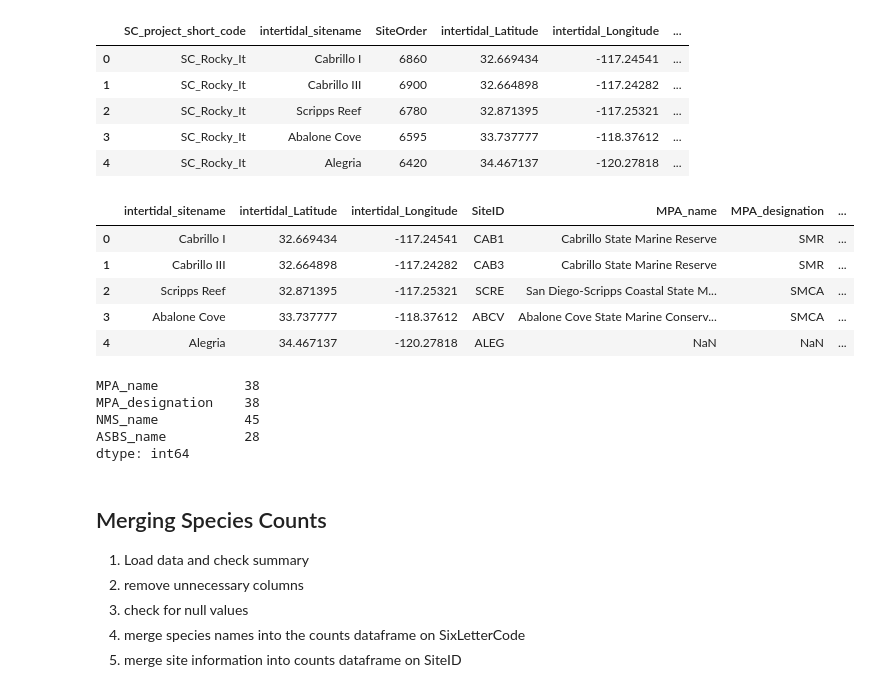
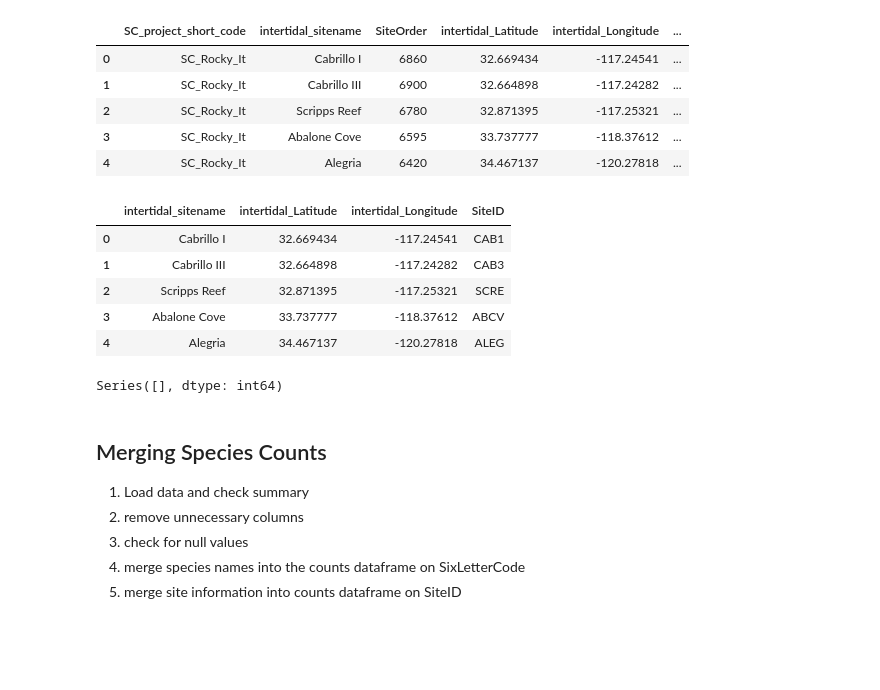
Before and after one commit to JustinHamerly/CA-Rocky-Intertidal-Species-Exploration, a Jupyter notebook: processing.ipynb, the cells around one changed output. Cells and saved outputs as stored; diff of their text form; code cells hidden in the pictures; blank space fills up the shorter version.

```diff
--- a/processing.ipynb
+++ b/processing.ipynb
@@ -161,25 +162,25 @@ df_site_table.head()
 # %%
 df_site_table = df_site_table.drop(columns=[
     "SC_project_short_code",
     "cbs_site_code",
-    "SiteOrder"
+    "SiteOrder",
+    "MPA_name",
+    "MPA_designation",
+    "NMS_name",
+    "ASBS_name"
 ])
 df_site_table.head()
 # %% [output]
-|  | intertidal_sitename | intertidal_Latitude | intertidal_Longitude | SiteID | MPA_name | MPA_designation | ... |
-| 0 | Cabrillo I | 32.669434 | -117.24541 | CAB1 | Cabrillo State Marine Reserve | SMR | ... |
-| 1 | Cabrillo III | 32.664898 | -117.24282 | CAB3 | Cabrillo State Marine Reserve | SMR | ... |
-| 2 | Scripps Reef | 32.871395 | -117.25321 | SCRE | San Diego-Scripps Coastal State M... | SMCA | ... |
-| 3 | Abalone Cove | 33.737777 | -118.37612 | ABCV | Abalone Cove State Marine Conserv... | SMCA | ... |
-| 4 | Alegria | 34.467137 | -120.27818 | ALEG | NaN | NaN | ... |
+|  | intertidal_sitename | intertidal_Latitude | intertidal_Longitude | SiteID |
+| 0 | Cabrillo I | 32.669434 | -117.24541 | CAB1 |
+| 1 | Cabrillo III | 32.664898 | -117.24282 | CAB3 |
+| 2 | Scripps Reef | 32.871395 | -117.25321 | SCRE |
+| 3 | Abalone Cove | 33.737777 | -118.37612 | ABCV |
+| 4 | Alegria | 34.467137 | -120.27818 | ALEG |
 # %%
 df_site_table.isnull().sum()[df_site_table.isnull().sum() > 0]
 # %% [output]
-MPA_name           38
-MPA_designation    38
-NMS_name           45
-ASBS_name          28
-dtype: int64
+Series([], dtype: int64)
 # %% [markdown]
 ## Merging Species Counts
 
```
Also changed, not shown: parts of 12 cells of this notebook, 2 other files.
